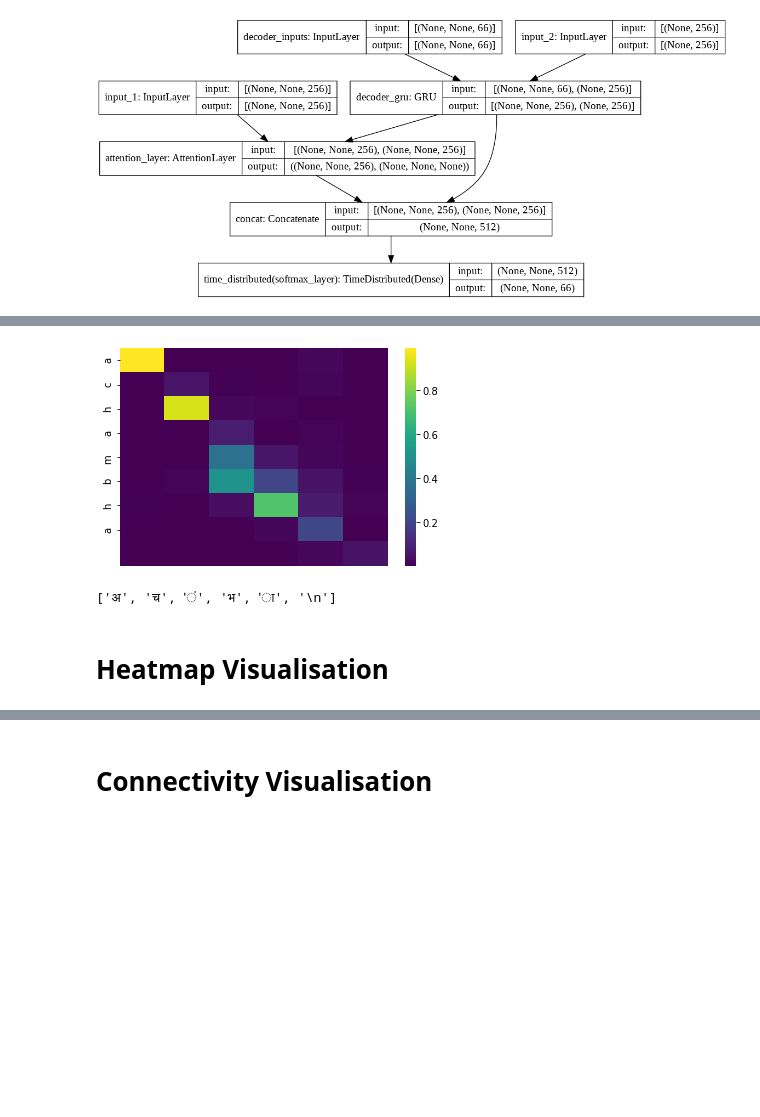
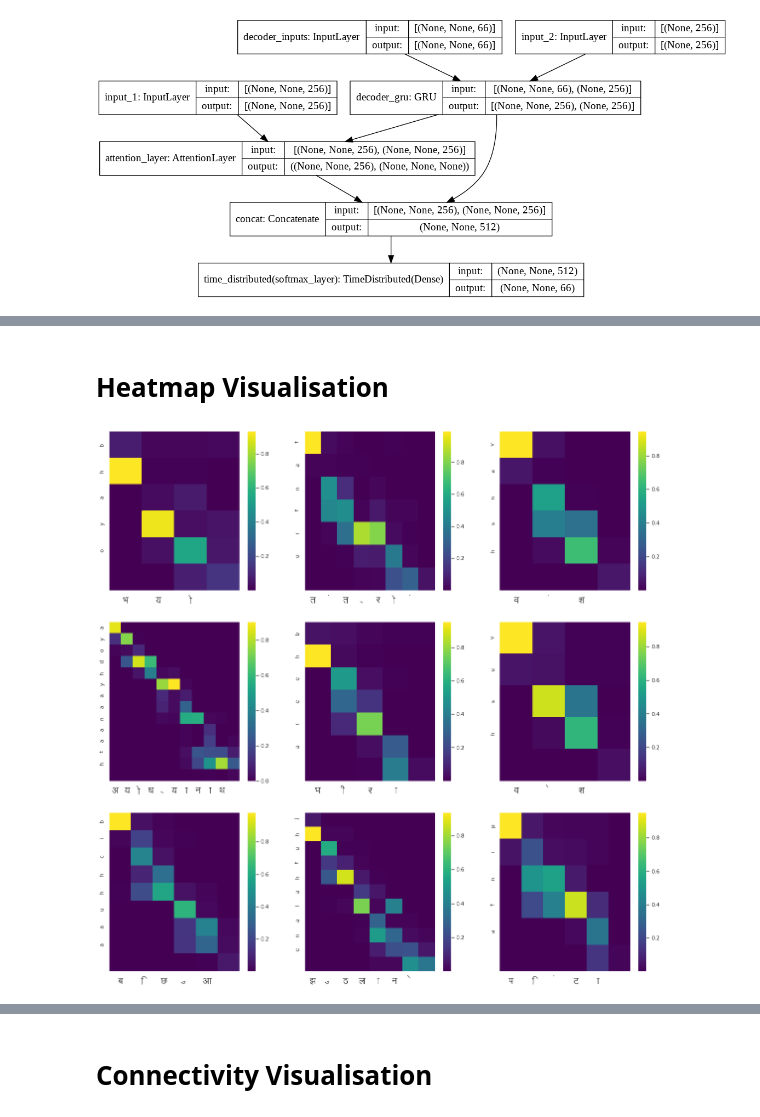
Before and after one commit to a-pt/cs6910-Assignment-3, a Jupyter notebook: Bestmodel_attention.ipynb, the cells around one changed output, grey strips where cells are left out. Cells and saved outputs as stored; diff of their text form; code cells hidden in the pictures; blank space fills up the shorter version.

```diff
--- a/Bestmodel_attention.ipynb
+++ b/Bestmodel_attention.ipynb
@@ -510,3 +514,5 @@ Word Level Validation Accuracy : 54.66459351399378
+# %% [markdown]
+# **Heatmap Visualisation**
 # %%
 def plot_attention_weights(encoder_inputs, attention_weights):
     if len(attention_weights) == 0:
@@ -530,41 +539,61 @@ import matplotlib.pyplot as plt
+# %%
+from matplotlib.font_manager import FontProperties
+import matplotlib as mpl
+
+mpl.rcParams['font.sans-serif'] = ['Source Han Sans TW',
+                                   'sans-serif',
+                                   'Lohit Devanagari' # fc-list :lang=hi family
+                                   ]
+font_prop = FontProperties(fname='/content/Lohit-Devanagari.ttf', size=18)
+import warnings
+warnings.filterwarnings('ignore')
 # %%
-prediction = ""
-done=0
+valid = 0
+beam_search=0
+index=0
+att_mat=[]
+seq_ind=[]
+dec_inp=[]
+ylabel=[]
+fig = plt.figure(figsize = (20,20)) # width x height
+axis = []
+for i in range(9):
+  axis.append(fig.add_subplot(3, 3, i+1))
 while True:
-  sequence_ip=[]
-  seq_index=random.randint(0,len(test_input_texts))
-  for ch in test_input_texts[seq_index]:
-    sequence_ip.append(input_token_index[ch])
-  input_seq = test_encoder_input_data[seq_index : seq_index + 1]
-  decoded_sentence, attention_weights = decode_sequence(input_seq,beam_search)
-  for seq in decoded_sentence:
+    prediction = ""
+    sequence_ip=[]
+    seq_index=random.randint(0,len(test_input_texts))
+    for ch in test_input_texts[seq_index]:
+      sequence_ip.append(input_token_index[ch])
+    input_seq = test_encoder_input_data[seq_index : seq_index + 1]
+    decoded_sentence, attention_weights = decode_sequence(input_seq,beam_search)
     id=0
+    done=0
     for translate in decoded_sentence:
       flag=1
       for (i,j) in zip(translate,test_target_texts[seq_index]):
         if i!=j:
           flag=0
           break
       if flag==1:
         done=1
+        valid += 1
         break
       id+=1
-  if done==1:
-    prediction = decoded_sentence[id]
-    attention_mat,decoder_inp = plot_attention_weights(sequence_ip, attention_weights)
-    # setting the parameter values
-    #xticklabels = [reverse_target_char_index[inp] if inp != 0 else "<Res>" for inp in decoder_inp]
-    xticklabels = False
-    yticklabels = [reverse_input_char_index[inp] if inp != 0 else "<Res>" for inp in sequence_ip]
-
-    hm = sn.heatmap(data=attention_mat,
-                    xticklabels=xticklabels,
-                    yticklabels=yticklabels,cmap='viridis')
-    plt.show()
-    break
-print([char for char in prediction])
+    if done==1:
+      prediction = decoded_sentence[id]
+      attention_mat,decoder_inp= plot_attention_weights(sequence_ip, attention_weights)
+      att_mat.append(attention_mat)
+      seq_ind.append(seq_index)
+      dec_inp.append(decoder_inp)
+      xticklabels = [reverse_target_char_index[inp] if inp != 0 else "<Res>" for inp in decoder_inp]
+      yticklabels = [reverse_input_char_index[inp] if inp != 0 else "<Res>" for inp in sequence_ip]
+      hm = sn.heatmap(data=attention_mat, xticklabels=xticklabels, yticklabels=yticklabels,cmap='viridis',ax=axis[index])
+      for label in (hm.get_xticklabels()):
+        label.set_fontproperties(font_prop)
+      index+=1
+    if index==9:
+      break
+plt.show()
 # %% [output]
-[figure, old version]
+[figure, new version]
-['अ', 'च', 'ं', 'भ', 'ा', '\n']
-# %% [markdown]
-# **Heatmap Visualisation**
```
Also changed, not shown: parts of 7 cells of this notebook.
